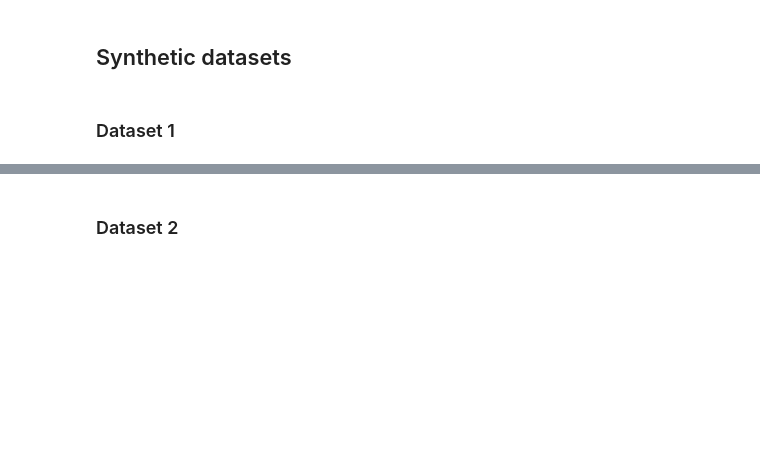
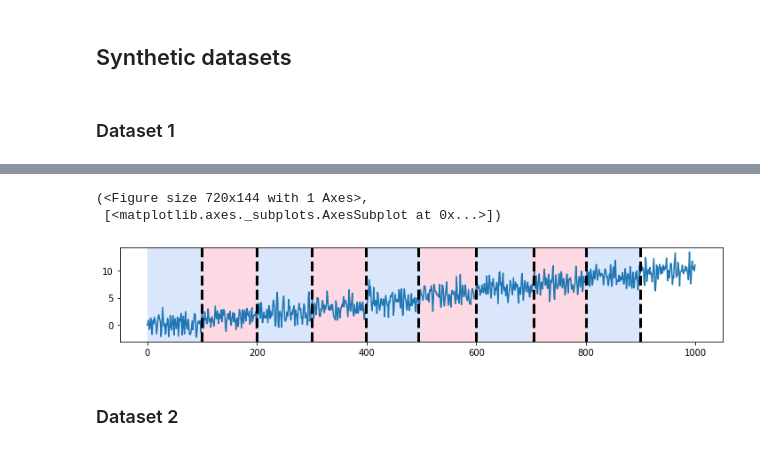
Before and after one commit to elch10/anomaly-detection, a Jupyter notebook: notebooks/rupture.ipynb, the cells around one changed output, grey strips where cells are left out. Saved outputs shown, nothing was run; the diff lists cells and outputs as text; code cells hidden in the pictures; blank space fills up the shorter version.

```diff
--- a/notebooks/rupture.ipynb
+++ b/notebooks/rupture.ipynb
@@ -43,3 +42,13 @@ rpt.display(y, true_change_points, result)
+# %%
+y = y.reshape(-1, 1)
+algo = rpt.Dynp(model="rbf", min_size=20, ).fit(y)
+result = algo.predict(9)
+
+rpt.display(y, true_change_points, result)
+# %% [output]
+(<Figure size 720x144 with 1 Axes>,
+ [<matplotlib.axes._subplots.AxesSubplot at 0x...>])
+[figure, added]
 # %% [markdown]
 ### Dataset 2
 # %%
```
Also changed, not shown: parts of 6 cells of this notebook, 7 other files.
